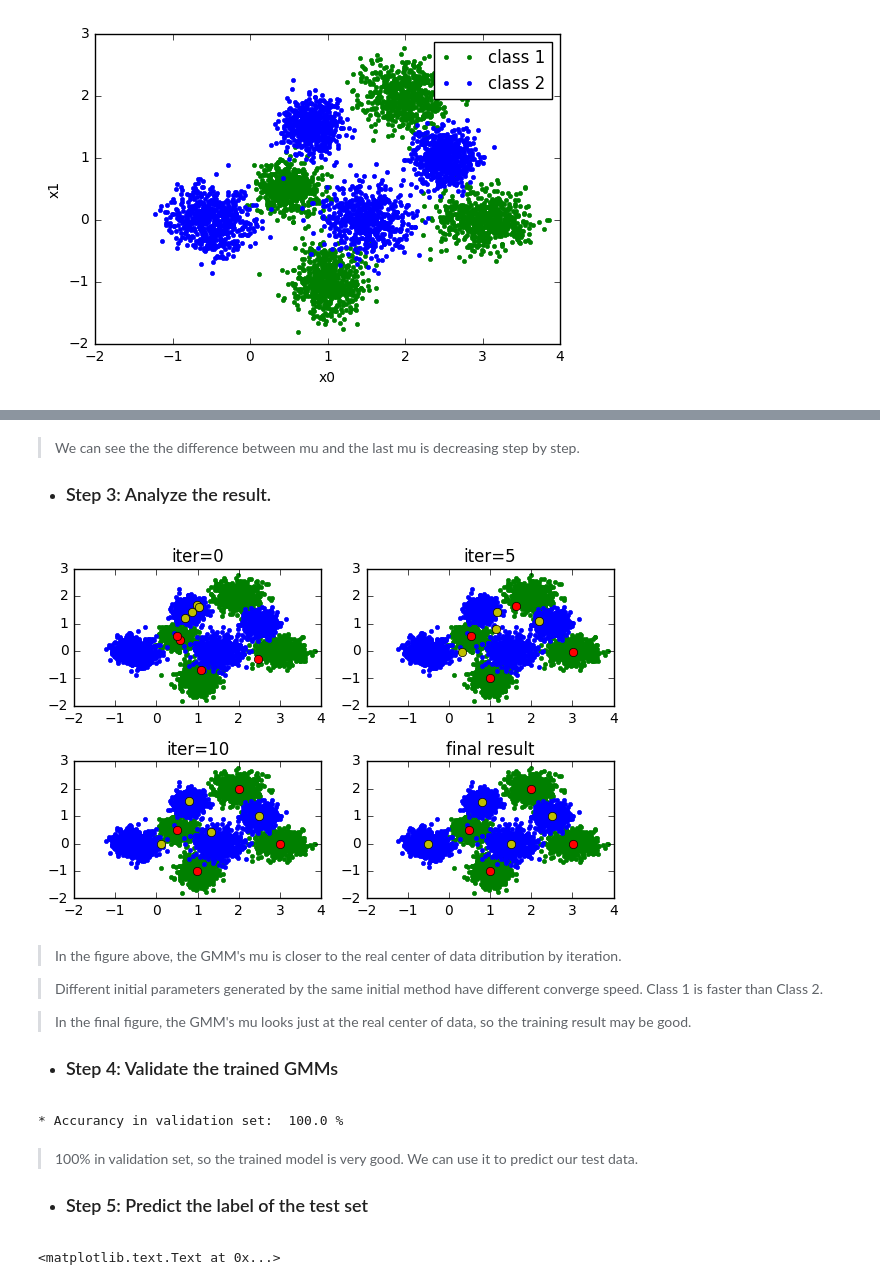
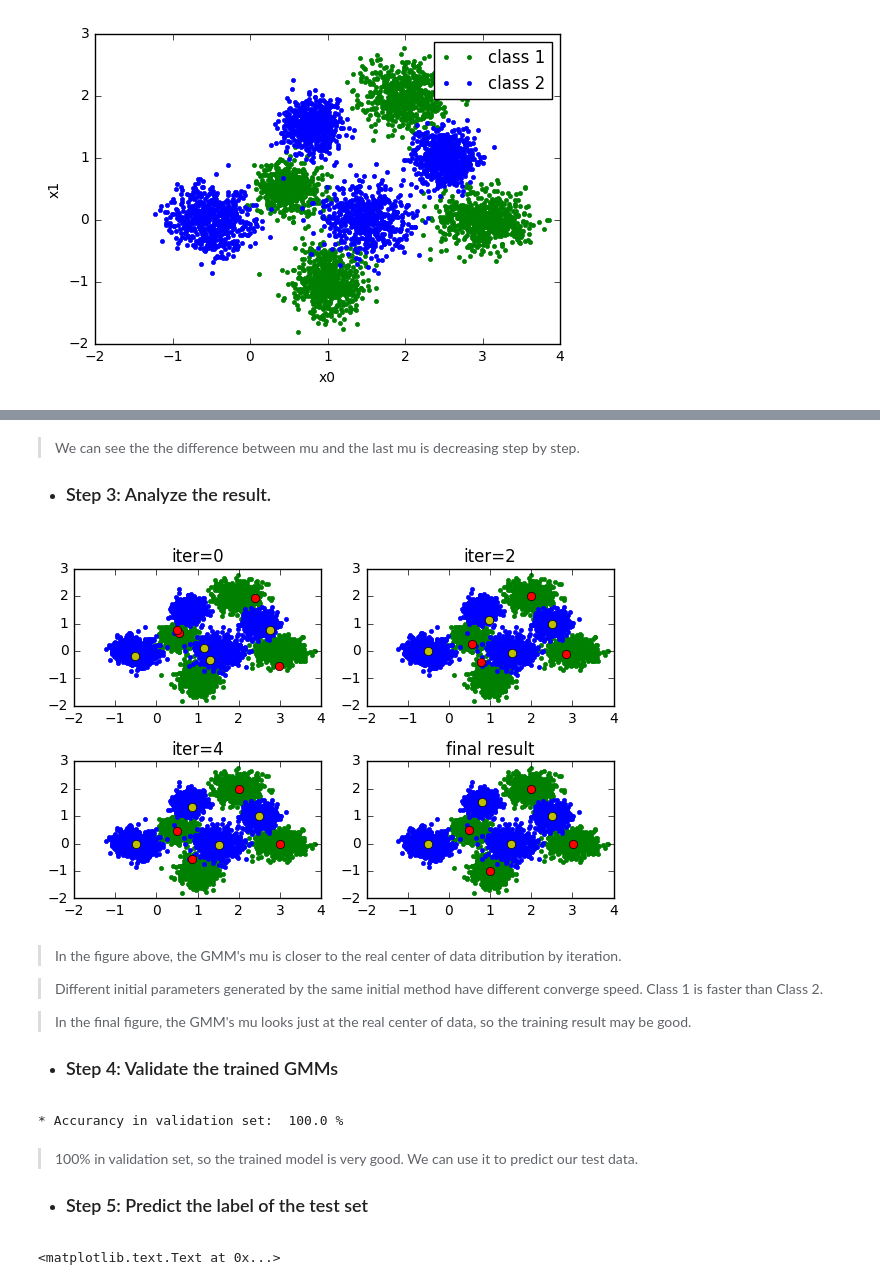
Before and after one commit to afcarl/Machine-Learning-Alg, a Jupyter notebook: GMM-EM.ipynb, the cells around one changed output, grey strips where cells are left out. Saved outputs shown, nothing was run; the diff lists cells and outputs as text; code cells hidden in the pictures.

```diff
--- a/GMM-EM.ipynb
+++ b/GMM-EM.ipynb
@@ -241,7 +231,7 @@ step 49 :  mu_diff= 0.0
 # %% [markdown]
 > We can see the the difference between mu and the last mu is decreasing step by step.
 
-+ ### Step 3: Analyze the result.
++ ### Step 3: Analyze the result. ###
 # %%
 # plot
 def plotData():
@@ -254,36 +244,36 @@ def plotData():
 def plotMu(l):
     plt.plot(mu_his_1[l,:,0],mu_his_1[l,:,1],'ro')
     plt.plot(mu_his_2[l,:,0],mu_his_2[l,:,1],'yo')
 
 
 # see the GMM parameter tuning process
 
 plt.subplot(2,2,1)
 plotData()
 plotMu(0)
 plt.title('iter=0')
 
-l=5
+l=2
 plt.subplot(2,2,2)
 plotData()
 plotMu(l)
 plt.title('iter='+str(l))
 
-l=10
+l=4
 plt.subplot(2,2,3)
 plotData()
 plotMu(l)
 plt.title('iter='+str(l))
 
 plt.subplot(2,2,4)
 plotData()
 plt.title('final result')
 plt.plot(gmm_1.mu[:,0],gmm_1.mu[:,1],'ro')
 plt.plot(gmm_2.mu[:,0],gmm_2.mu[:,1],'yo')
 
 plt.tight_layout()
 # %% [output]
-[figure, old version]
+[figure, new version]
 # %% [markdown]
 > In the figure above, the GMM's mu is closer to the real center of data ditribution by iteration.
 
@@ -291,7 +281,7 @@ plt.tight_layout()
 
 > In the final figure, the GMM's mu looks just at the real center of data, so the training result may be good.
 
-+ ### Step 4: Validate the trained GMMs
++ ### Step 4: Validate the trained GMMs ###
 # %%
 # ---------- predict label in dev.txt data by trained GMMs ----------#
 
@@ -312,7 +302,7 @@ print '* Accurancy in validation set: ',acc,'%'
 # %% [markdown]
 > 100% in validation set, so the trained model is very good. We can use it to predict our test data.
 
-+ ### Step 5: Predict the label of the test set
++ ### Step 5: Predict the label of the test set  ###
 # %%
 # ---------- predict label  ----------#
 file_name=file_pre+'test.txt'
```
Also changed, not shown: parts of 5 cells of this notebook.
